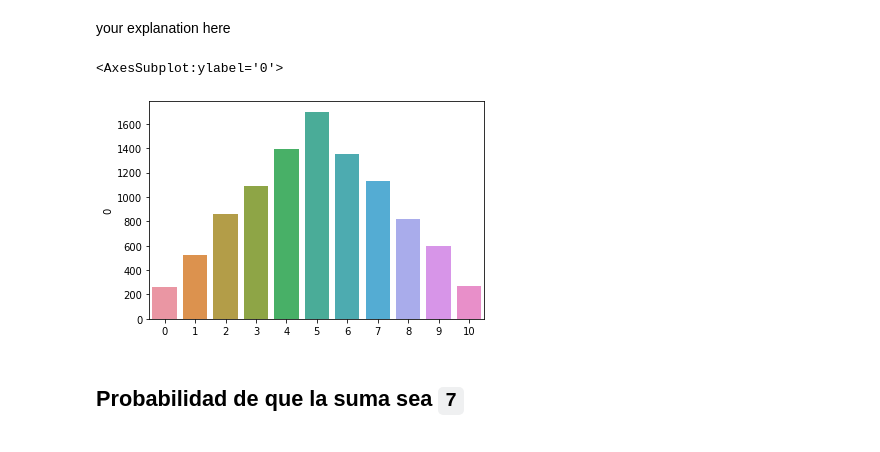
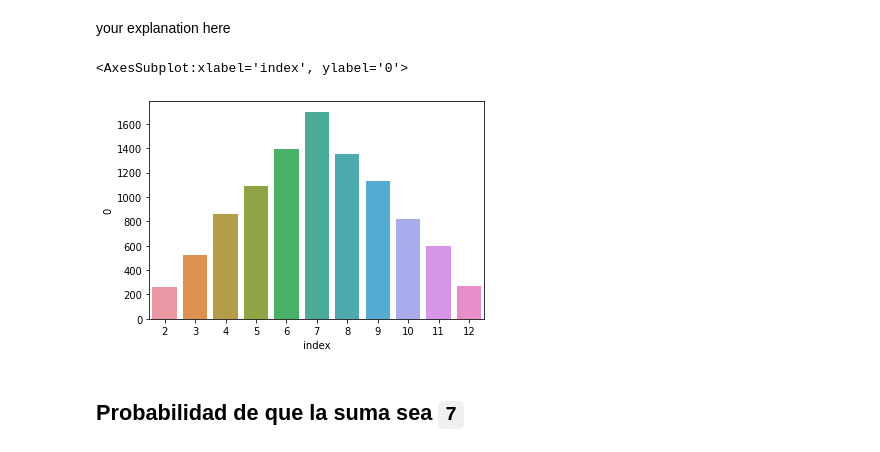
Before and after one commit to Ironhack-Data-Madrid-Marzo-2021/lab-probability-intro, a Jupyter notebook: your-code/main.ipynb, the cells around one changed output. Cells and saved outputs as stored; diff of their text form; code cells hidden in the pictures.

```diff
--- a/your-code/main.ipynb
+++ b/your-code/main.ipynb
@@ -212,10 +212,10 @@ dicc[12]=c12
 
 freq = pd.DataFrame.from_dict(dicc, orient='index').reset_index()
 # %%
-sns.barplot(x=freq.index, y=freq[0])
+sns.barplot(x=freq["index"], y=freq[0])
 # %% [output]
-<AxesSubplot:ylabel='0'>
+<AxesSubplot:xlabel='index', ylabel='0'>
-[figure, old version]
+[figure, new version]
 # %% [markdown]
 ## Probabilidad de que la suma sea `7`
 # %%
```
